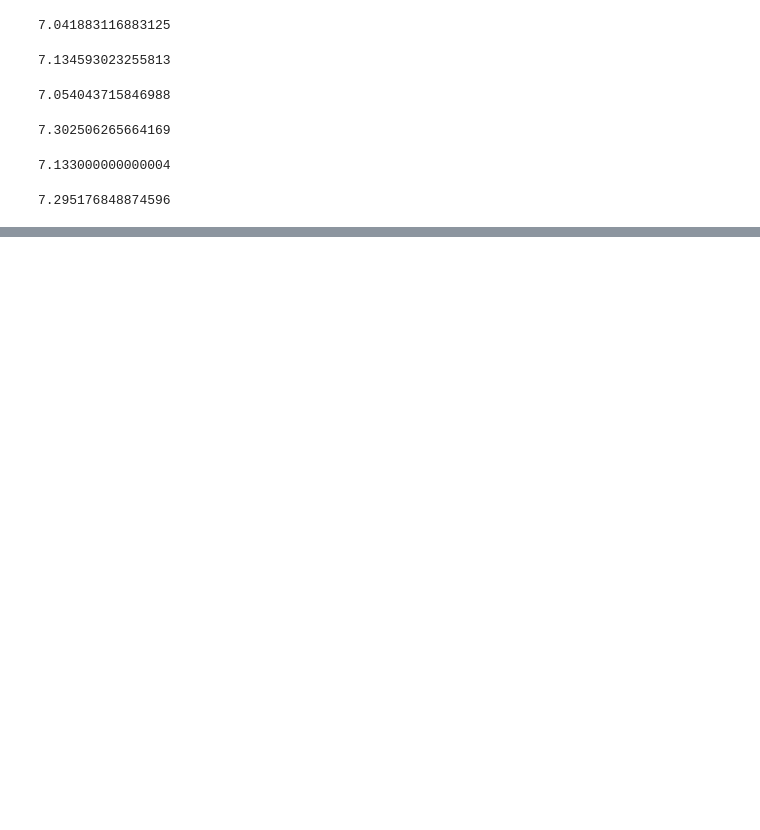
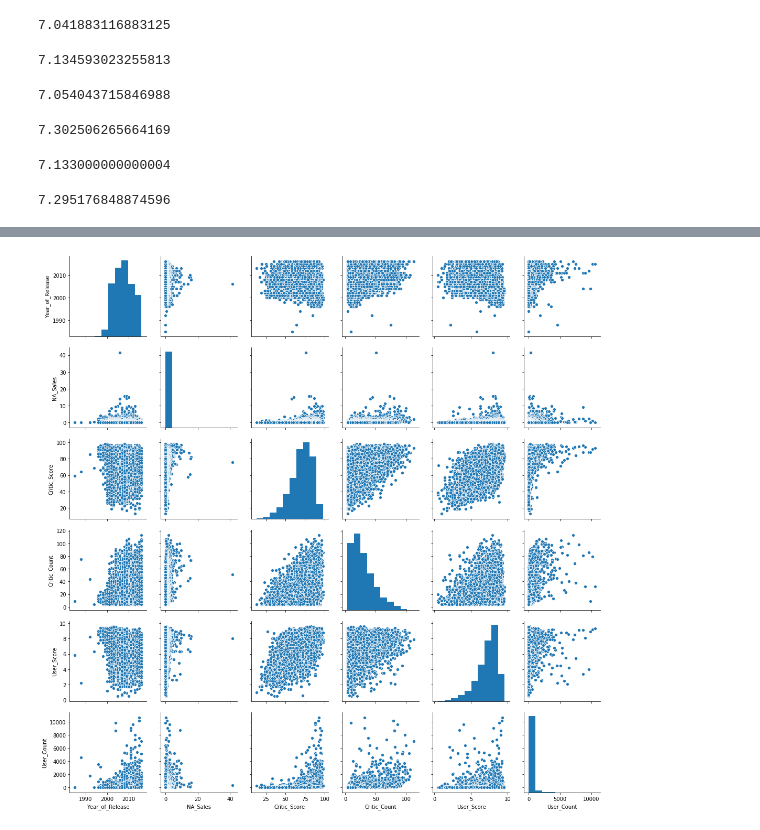
Before and after one commit to joseh4/projection_of_video_game_sales, a Jupyter notebook: joes-master.ipynb, the cells around one changed output, grey strips where cells are left out. Cells and saved outputs as stored; diff of their text form; code cells hidden in the pictures; blank space fills up the shorter version.

Commit message:
pairplot of data

```diff
--- a/joes-master.ipynb
+++ b/joes-master.ipynb
@@ -314,0 +355,2 @@ model_2[model_2.User_Score.isna()]
+# %%
+north_am['User_Score'] = north_am['User_Score'].astype(float)
@@ -314,0 +359,4 @@ model_2[model_2.User_Score.isna()]
+# %%
+sns.pairplot(north_am);
+# %% [output]
+[figure, added]
```
Also changed, not shown: parts of 18 cells of this notebook.
